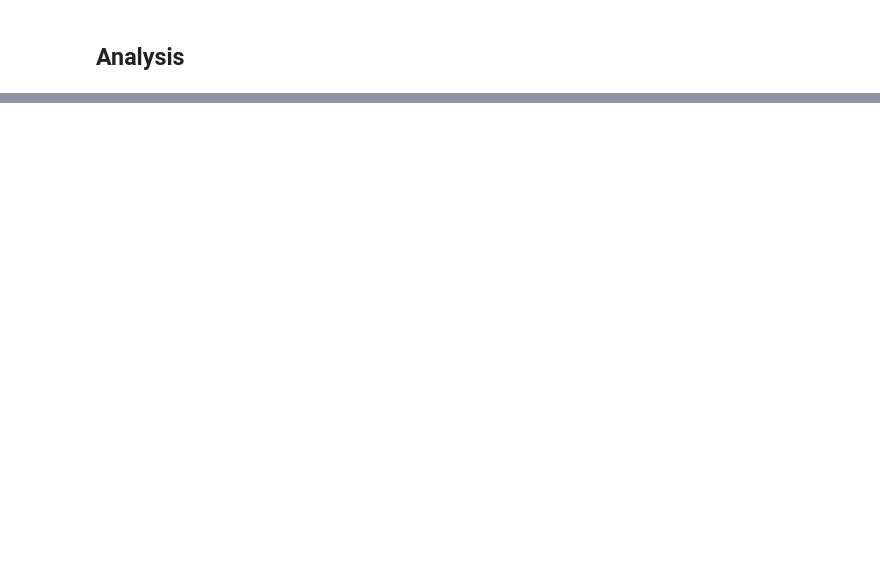
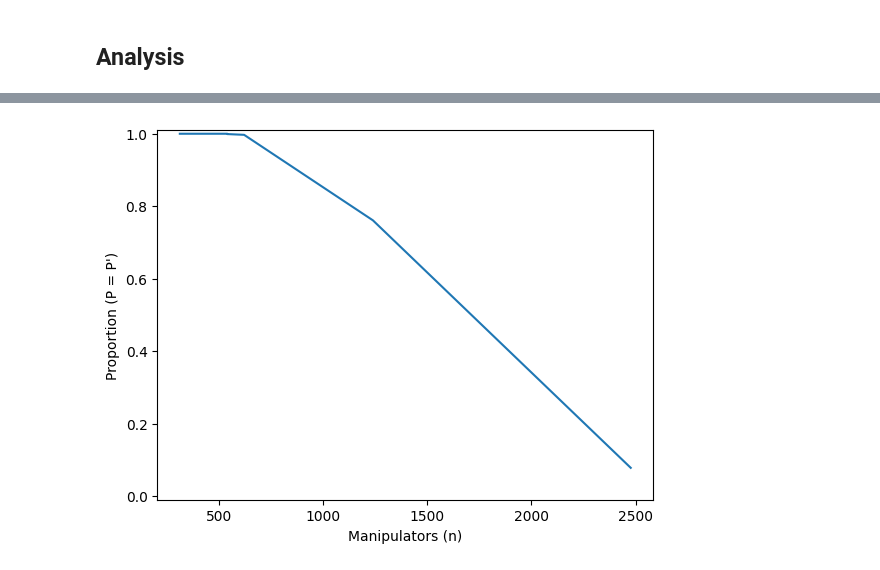
Before and after one commit to CIA41998/csc-assignment3, a Jupyter notebook: main.ipynb, the cells around one changed output, grey strips where cells are left out. Saved outputs shown, nothing was run; the diff lists cells and outputs as text; code cells hidden in the pictures; blank space fills up the shorter version.

```diff
--- a/main.ipynb
+++ b/main.ipynb
@@ -531,0 +563,11 @@ plt.show()
+# %%
+df = pd.read_csv('results_random_binary.csv')
+
+proportions = df.groupby('n')['match'].mean()
+proportions.plot(kind='line')
+plt.xlabel('Manipulators (n)')
+plt.ylabel("Proportion (P = P')")
+plt.ylim(-0.01, 1.01)
+plt.show()
+# %% [output]
+[figure, added]
```
Also changed, not shown: parts of 48 cells of this notebook, 6 other files.
